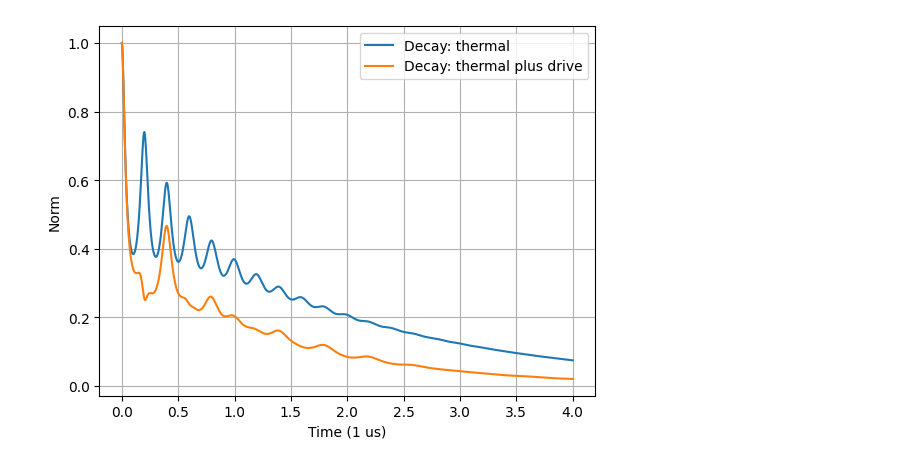
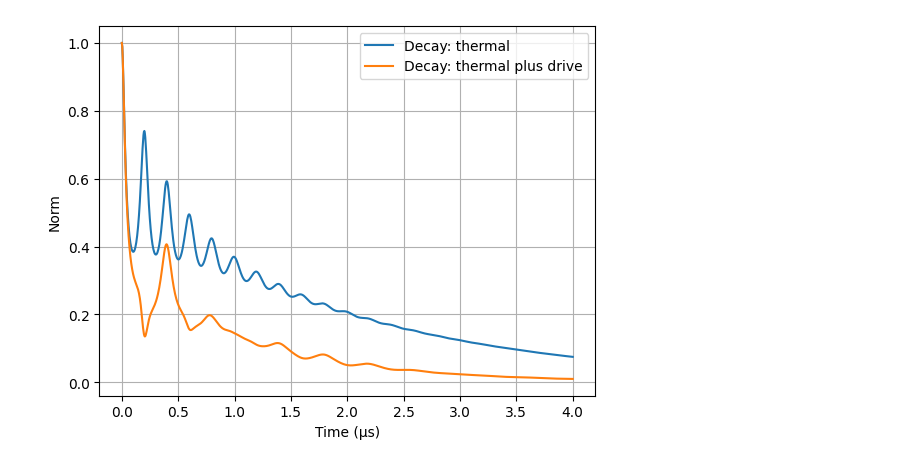
Before and after one commit to lindzorr/qgauss, a Jupyter notebook: Examples_Backaction_Time_Evolution.ipynb, the cells around one changed output. Saved outputs shown, nothing was run; the diff lists cells and outputs as text; code cells hidden in the pictures.

```diff
--- a/Examples_Backaction_Time_Evolution.ipynb
+++ b/Examples_Backaction_Time_Evolution.ipynb
@@ -75,25 +72,25 @@ plt.show()
 # through the use of an interpolation function. For this example, we will add a drive term.
 # A simple method is to just do as follows:
 freq_d = 1/2
-def drive(t): return 5*np.exp(-1j*np.pi*freq_d*t)
-def drive_dag(t): return 5*np.exp(1j*np.pi*freq_d*t)
-L_drv_1 = [[qg.coherent(c), drive], [qg.coherent(c.dag()), drive_dag]]
+def drive(t): return 2*np.pi*np.exp(1j*np.pi*freq_d*t)
+def drive_dag(t): return 2*np.pi*np.exp(-1j*np.pi*freq_d*t)
+L_drv_test = [[qg.coherent(c), drive_dag], [qg.coherent(c.dag()), drive]]
 
 # One drawback of this approach is that using non-Hermitian operators in the time-dependent component will currently
 # call the less-efficient solver when solving for the moments of true-quantum states. In order to avoid this, it is
 # recommended to use Hermitian operators, such as follows:
 q = qg.tensor(qg.position(),qg.identity_fls(2))
 p = qg.tensor(qg.momentum(),qg.identity_fls(2))
-L_drv_2 = [[qg.coherent(q), lambda t: 5*np.cos(np.pi*freq_d*t)] ,
-           [qg.coherent(p), lambda t: 5*np.sin(np.pi*freq_d*t)]]
+L_drv = [[qg.coherent(q), lambda t: 2*np.pi*np.cos(np.pi*freq_d*t)] ,
+         [qg.coherent(p), lambda t: 2*np.pi*np.sin(np.pi*freq_d*t)]]
 
-thm_drv_deph_time = qg.backaction_timeevolve(L0=L_thrm, Lt=L_drv_2, rho0=rhod_thm, tlist=tlist, elem=(0,1))
+thm_drv_deph_time = qg.backaction_timeevolve(L0=L_thrm, Lt=L_drv, rho0=rhod_thm, tlist=tlist, elem=(0,1))
 
 fig, ax = plt.subplots()
-ax.plot(tlist, np.real(thm_drv_deph_time[4])/(2*np.pi));
-ax.plot(tlist, np.real(thm_drv_deph_time[3])/(2*np.pi));
-ax.set(xlabel='Time (1 us)', ylabel='Numeric Dephasing / 2pi (MHz)',title='');
-ax.legend(("Parasitic Dephasing","Measurement-induced Dephasing"));
-ax.grid();
+ax.plot(tlist, np.real(thm_drv_deph_time[4])/(2*np.pi))
+ax.plot(tlist, np.real(thm_drv_deph_time[3])/(2*np.pi))
+ax.set(xlabel='Time (μs)', ylabel='Numeric Dephasing / 2pi (MHz)')
+ax.legend(('Parasitic Dephasing', 'Measurement-induced Dephasing'))
+ax.grid()
 plt.show()
 # %% [output]
@@ -101,13 +98,13 @@ plt.show()
 # %%
 # We can also track the effect of induced dephasing through the decay of the qubit-coherence. For this, we take
 # the absolute value of the off-diagonal term in the reduced qubit density matrix, that is, the decay of the norm.
 # The total-integrated dephasing is then the log of this number.
 fig, ax = plt.subplots()
-ax.plot(tlist, np.abs(thm_deph_time[0]));
-ax.plot(tlist, np.abs(thm_drv_deph_time[0]));
-ax.set(xlabel='Time (1 us)', ylabel='Norm',title='');
-ax.legend(("Decay: thermal","Decay: thermal plus drive"));
-ax.grid();
+ax.plot(tlist, np.abs(thm_deph_time[0]))
+ax.plot(tlist, np.abs(thm_drv_deph_time[0]))
+ax.set(xlabel='Time (μs)', ylabel='Norm')
+ax.legend(('Decay: thermal', 'Decay: thermal plus drive'))
+ax.grid()
 plt.show()
 # %% [output]
-[figure, old version]
+[figure, new version]
```
Also changed, not shown: parts of 4 cells of this notebook.
